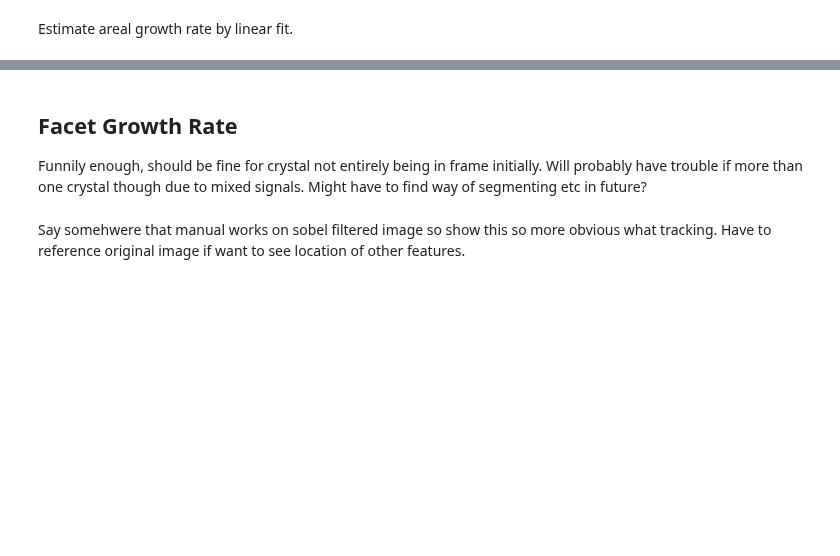
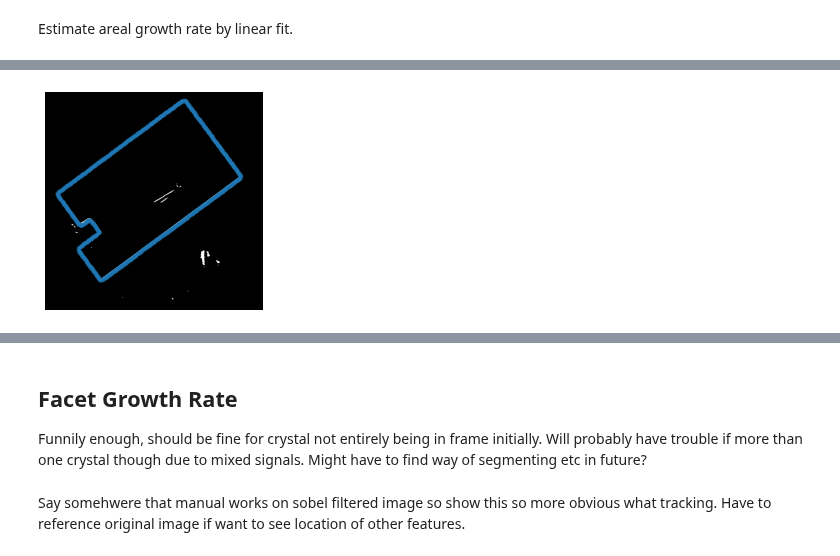
Before and after one commit to ESaundersNano/Mini-1-Multidimensional-analysis-of-perovskite-growth, a Jupyter notebook: optical_image_growth_rate.ipynb, the cells around one changed output, grey strips where cells are left out. Cells and saved outputs as stored; diff of their text form; code cells hidden in the pictures; blank space fills up the shorter version.

```diff
--- a/optical_image_growth_rate.ipynb
+++ b/optical_image_growth_rate.ipynb
@@ -64,26 +79,3 @@ s.plot()
-# %%
-# inspecting code probably would use some of
-def plot_contours(cnts,im,title=None):
-    """ Takes contours and an image, and plots them both"""
-    plt.figure()
-    cols = ['tab:blue', 'tab:orange', 'tab:green', 'tab:red', 'tab:purple', 'tab:brown', 'tab:pink', 'tab:gray', 'tab:olive', 'tab:cyan']
-    for i in range(len(cnts)):
-        plt.scatter(cnts[i][:,0][:][:,0],cnts[i][:,0][:][:,1],s=2,color=cols[i%len(cols)],alpha=0.4)
-        plt.imshow(im,cmap='gray')
-    if title != None:
-        plt.title(title,fontsize=15)
-    #plt.axis('off')
-    row, col = im.shape
-    plt.xlabel(str(col*pixel_size))
-    plt.ylabel(str(row*pixel_size))
-    plt.show()
-
-
-# %matplotlib qt
-# i=22
-# image=[images[i]]
-# contour_sets, area_sets, perim_sets = get_contour_data(image)
-# plot_contours(contour_sets[0], get_binary(image[0]))
 # %% [markdown]
 ## Crystal Area by Contour Extraction
 Contour extraction for area estimation assumes a single large crystal growing entirely in the field of view. Be careful of image data containing multiple crystals and those where crystals are partly out of the field of view.
@@ -236,0 +274,23 @@ print(a, "µm^2/s")
+# %%
+%matplotlib inline
+
+def plot_contours(cnts,im,title=None):
+    """ Takes contours and an image, and plots them both"""
+    plt.figure()
+    cols = ['tab:blue', 'tab:orange', 'tab:green', 'tab:red', 'tab:purple', 'tab:brown', 'tab:pink', 'tab:gray', 'tab:olive', 'tab:cyan']
+    for i in range(len(cnts)):
+        plt.scatter(cnts[i][:,0][:][:,0],cnts[i][:,0][:][:,1],s=10,color=cols[i%len(cols)],alpha=0.4)
+        plt.imshow(im,cmap='gray')
+    if title != None:
+        plt.title(title,fontsize=15)
+    #plt.axis('off')
+    row, col = im.shape
+    plt.xlabel(str(col*pixel_size))
+    plt.ylabel(str(row*pixel_size))
+    plt.axis("off")
+    plt.show()
+
+
+plot_contours([cleaned_contour_series[i]],binary_images[i],title=None)
+# %% [output]
+[figure, added]
```
Also changed, not shown: parts of 16 cells of this notebook, 2 other files.
